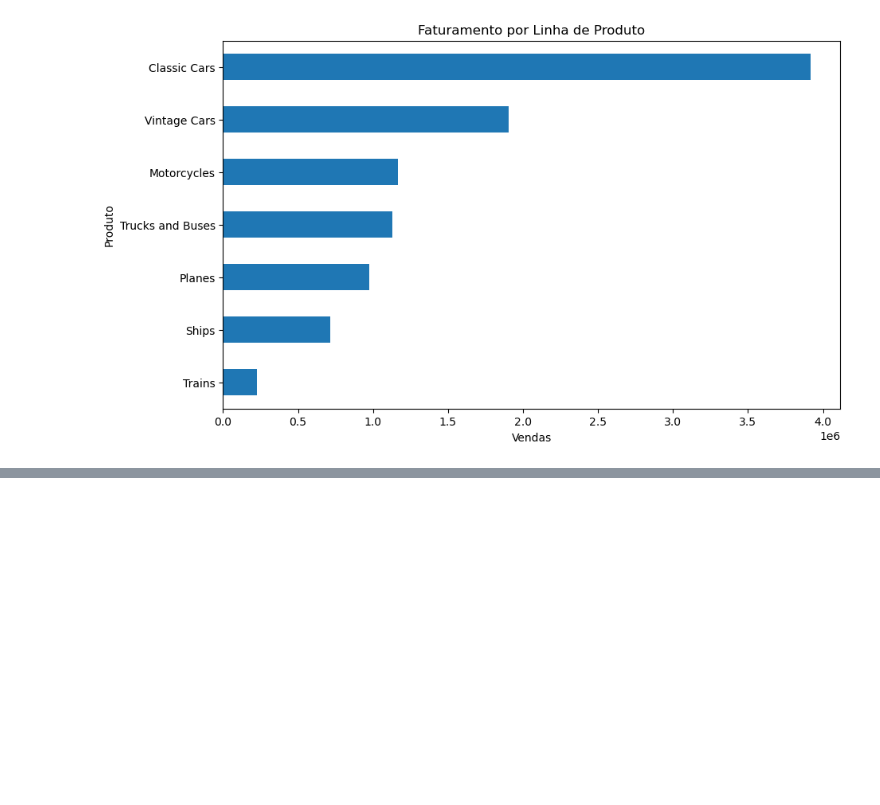
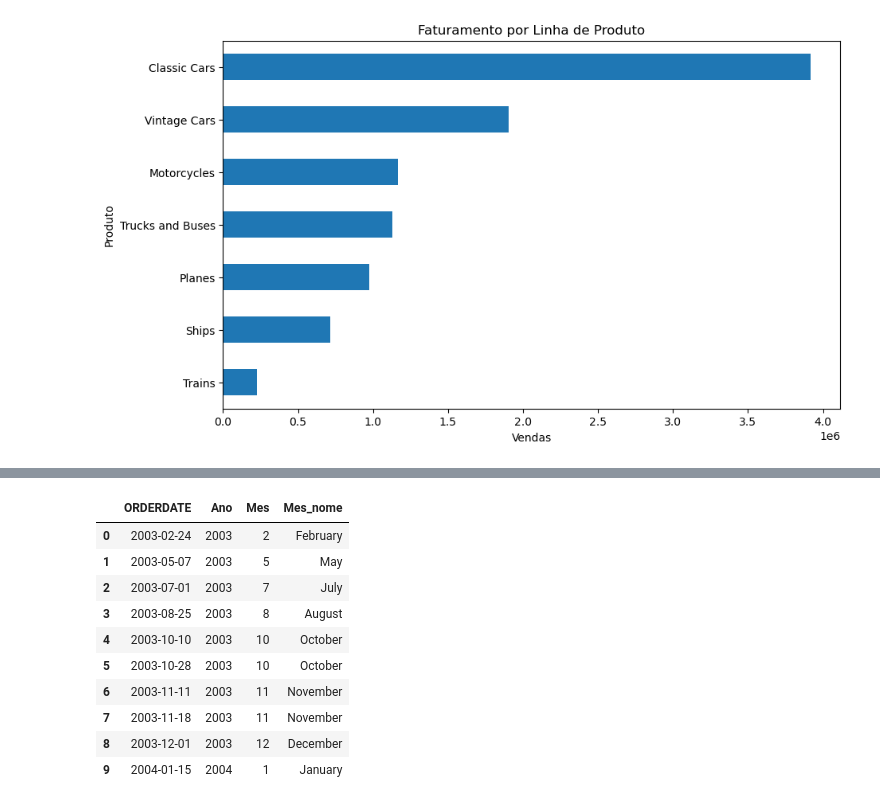
Before and after one commit to Jorge-print/data-portfolio-jorge, a Jupyter notebook: vendas/notebooks/analise_vendas.ipynb, the cells around one changed output, grey strips where cells are left out. Saved outputs shown, nothing was run; the diff lists cells and outputs as text; code cells hidden in the pictures; blank space fills up the shorter version.

```diff
--- a/vendas/notebooks/analise_vendas.ipynb
+++ b/vendas/notebooks/analise_vendas.ipynb
@@ -134,0 +155,17 @@ plt.show()
+# %%
+df['Ano'] = df['ORDERDATE'].dt.year
+df['Mes'] = df['ORDERDATE'].dt.month
+df['Mes_nome'] = df['ORDERDATE'].dt.month_name()
+df[['ORDERDATE', 'Ano', 'Mes', 'Mes_nome']].head(10)
+# %% [output]
+|  | ORDERDATE | Ano | Mes | Mes_nome |
+| 0 | 2003-02-24 | 2003 | 2 | February |
+| 1 | 2003-05-07 | 2003 | 5 | May |
+| 2 | 2003-07-01 | 2003 | 7 | July |
+| 3 | 2003-08-25 | 2003 | 8 | August |
+| 4 | 2003-10-10 | 2003 | 10 | October |
+| 5 | 2003-10-28 | 2003 | 10 | October |
+| 6 | 2003-11-11 | 2003 | 11 | November |
+| 7 | 2003-11-18 | 2003 | 11 | November |
+| 8 | 2003-12-01 | 2003 | 12 | December |
+| 9 | 2004-01-15 | 2004 | 1 | January |
```
Also changed, not shown: parts of 5 cells of this notebook.
